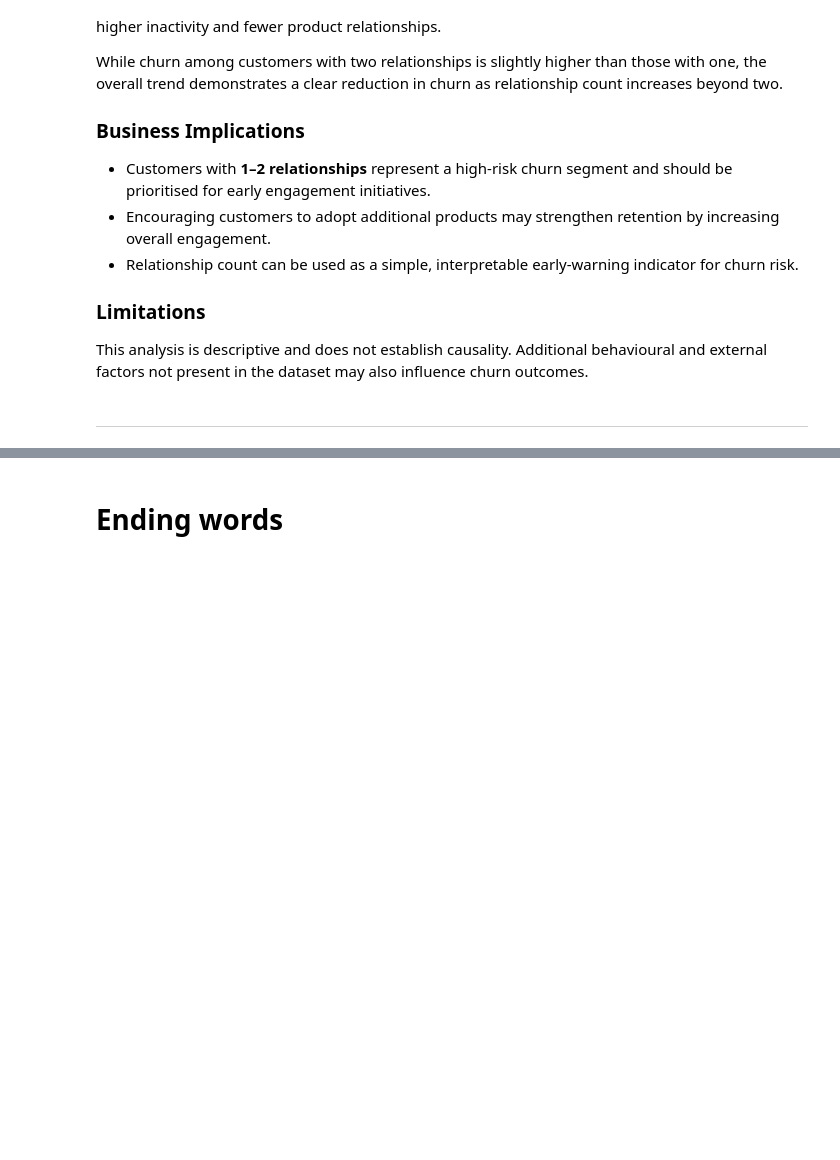
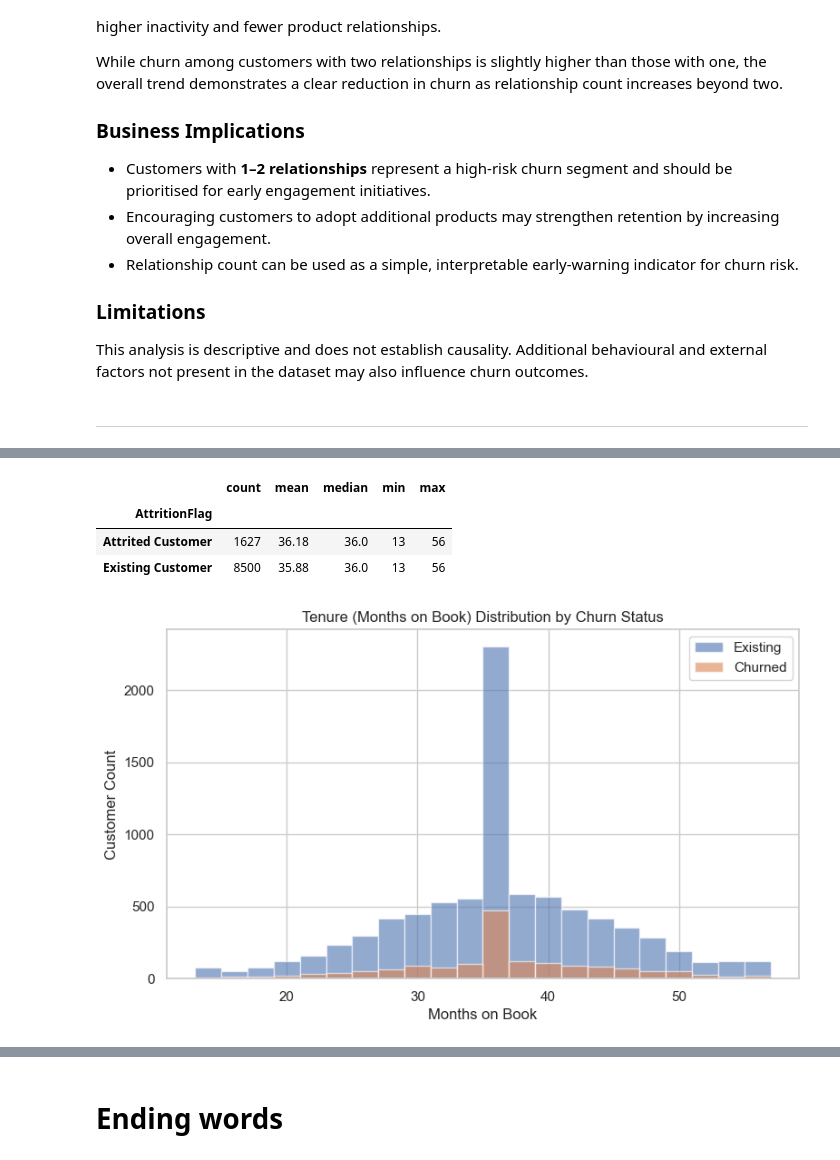
Before and after one commit to RNB1993/CreditCardChurn, a Jupyter notebook: jupyter_notebooks/DataVisualisation.ipynb, the cells around one changed output, grey strips where cells are left out. Saved outputs shown, nothing was run; the diff lists cells and outputs as text; code cells hidden in the pictures; blank space fills up the shorter version.

```diff
--- a/jupyter_notebooks/DataVisualisation.ipynb
+++ b/jupyter_notebooks/DataVisualisation.ipynb
@@ -201,0 +219,32 @@ may also influence churn outcomes.
+# %%
+#getting tenure summary stats
+tenure_summary = (
+    df.groupby("AttritionFlag")["MonthsOnBook"]
+      .agg(count="count", mean="mean", median="median", min="min", max="max")
+      .round(2)
+)
+tenure_summary
+# %% [output]
+|  | count | mean | median | min | max |
+| AttritionFlag |  |  |  |  |  |
+| Attrited Customer | 1627 | 36.18 | 36.0 | 13 | 56 |
+| Existing Customer | 8500 | 35.88 | 36.0 | 13 | 56 |
+# %%
+plt.figure(figsize=(9, 5))
+
+existing = df.loc[df["ChurnFlag"] == 0, "MonthsOnBook"]
+churned  = df.loc[df["ChurnFlag"] == 1, "MonthsOnBook"]
+
+# Use consistent bins for comparability
+bins = np.arange(df["MonthsOnBook"].min(), df["MonthsOnBook"].max() + 2, 2)
+
+plt.hist(existing, bins=bins, alpha=0.6, label="Existing")
+plt.hist(churned,  bins=bins, alpha=0.6, label="Churned")
+
+plt.title("Tenure (Months on Book) Distribution by Churn Status")
+plt.xlabel("Months on Book")
+plt.ylabel("Customer Count")
+plt.legend()
+plt.show()
+# %% [output]
+[figure, added]
```
Also changed, not shown: parts of 34 cells of this notebook, 1 other file.
